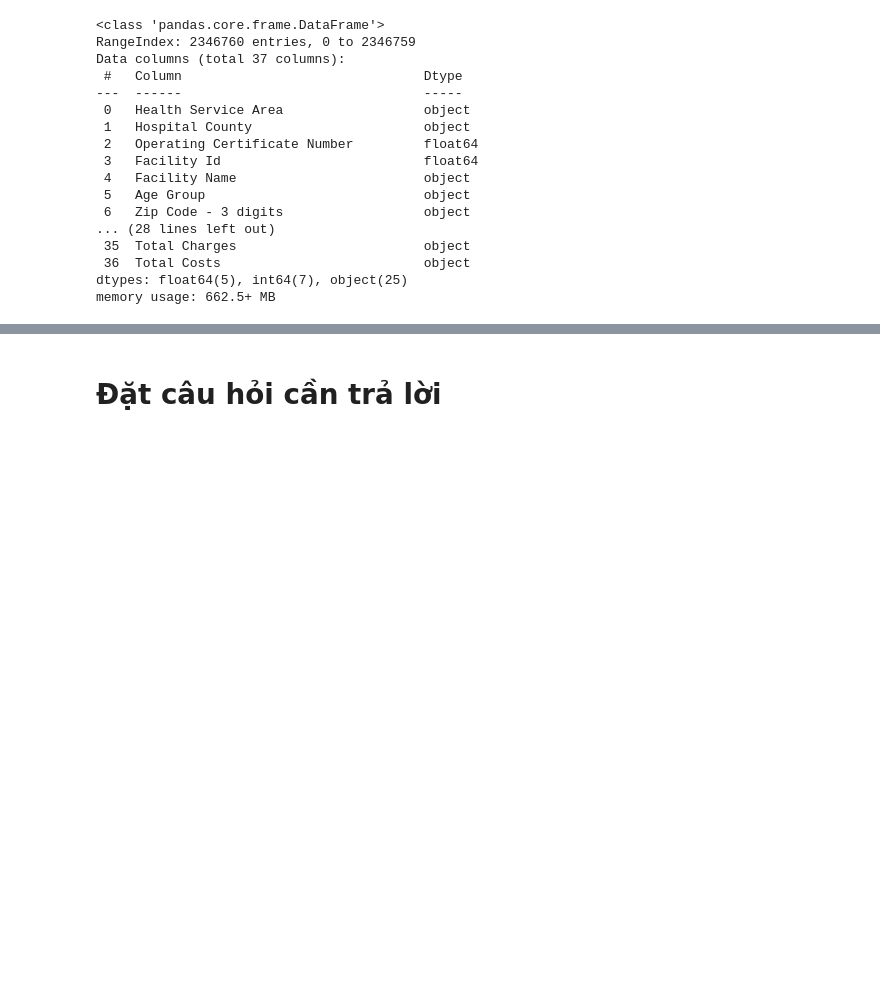
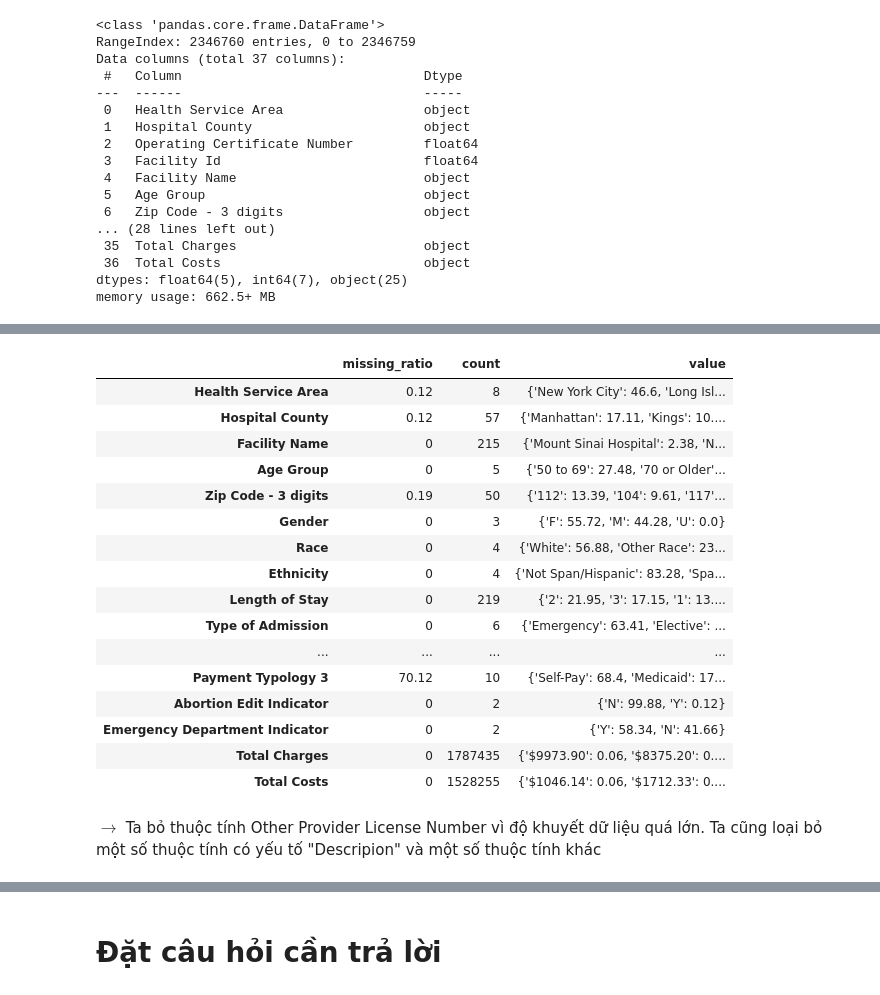
Before and after one commit to viplazylmht/P4DS_final, a Jupyter notebook: P4DS_Final.ipynb, the cells around one changed output, grey strips where cells are left out. Cells and saved outputs as stored; diff of their text form; code cells hidden in the pictures; blank space fills up the shorter version.

```diff
--- a/P4DS_Final.ipynb
+++ b/P4DS_Final.ipynb
@@ -114,0 +183,3 @@ array(['5', '8', '4', '3', '2', '9', '1', '59', '10', '17', '35', '15',
+# %%
+cate_feature = df.select_dtypes(include='object')
+cate_feature.sample(3)
@@ -114,0 +223,23 @@ array(['5', '8', '4', '3', '2', '9', '1', '59', '10', '17', '35', '15',
+# %%
+cate_profile = cate_feature.agg([missing_ratio, count, value])
+cate_profile.T
+# %% [output]
+|  | missing_ratio | count | value |
+| Health Service Area | 0.12 | 8 | {'New York City': 46.6, 'Long Isl... |
+| Hospital County | 0.12 | 57 | {'Manhattan': 17.11, 'Kings': 10.... |
+| Facility Name | 0 | 215 | {'Mount Sinai Hospital': 2.38, 'N... |
+| Age Group | 0 | 5 | {'50 to 69': 27.48, '70 or Older'... |
+| Zip Code - 3 digits | 0.19 | 50 | {'112': 13.39, '104': 9.61, '117'... |
+| Gender | 0 | 3 | {'F': 55.72, 'M': 44.28, 'U': 0.0} |
+| Race | 0 | 4 | {'White': 56.88, 'Other Race': 23... |
+| Ethnicity | 0 | 4 | {'Not Span/Hispanic': 83.28, 'Spa... |
+| Length of Stay | 0 | 219 | {'2': 21.95, '3': 17.15, '1': 13.... |
+| Type of Admission | 0 | 6 | {'Emergency': 63.41, 'Elective': ... |
+| ... | ... | ... | ... |
+| Payment Typology 3 | 70.12 | 10 | {'Self-Pay': 68.4, 'Medicaid': 17... |
+| Abortion Edit Indicator | 0 | 2 | {'N': 99.88, 'Y': 0.12} |
+| Emergency Department Indicator | 0 | 2 | {'Y': 58.34, 'N': 41.66} |
+| Total Charges | 0 | 1787435 | {'$9973.90': 0.06, '$8375.20': 0.... |
+| Total Costs | 0 | 1528255 | {'$1046.14': 0.06, '$1712.33': 0.... |
+# %% [markdown]
+$\rightarrow$ Ta bỏ thuộc tính Other Provider License Number vì độ khuyết dữ liệu quá lớn. Ta cũng loại bỏ một số thuộc tính có yếu tố "Descripion" và một số thuộc tính khác
```
Also changed, not shown: parts of 51 cells of this notebook.
